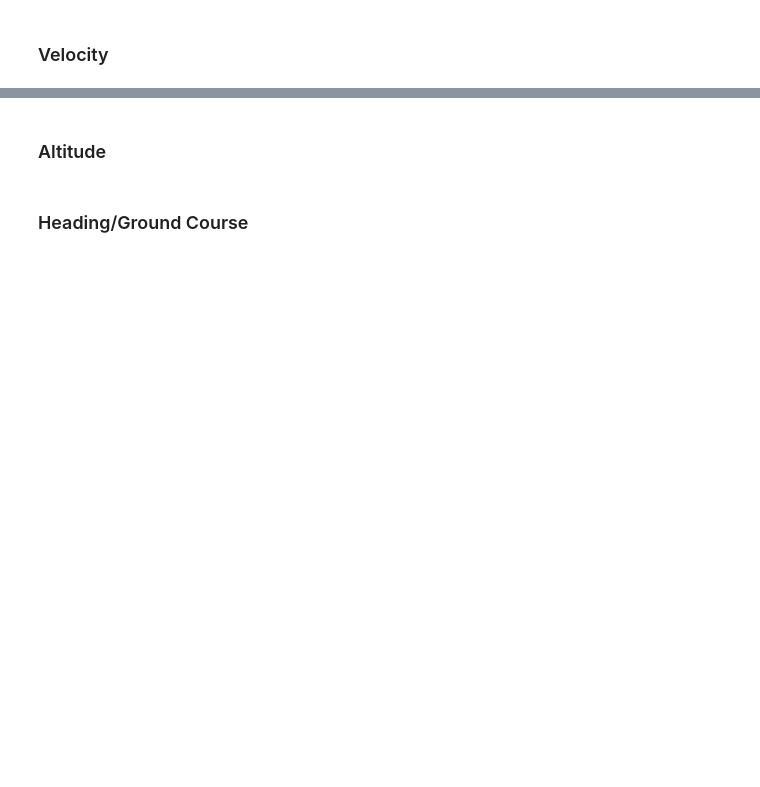
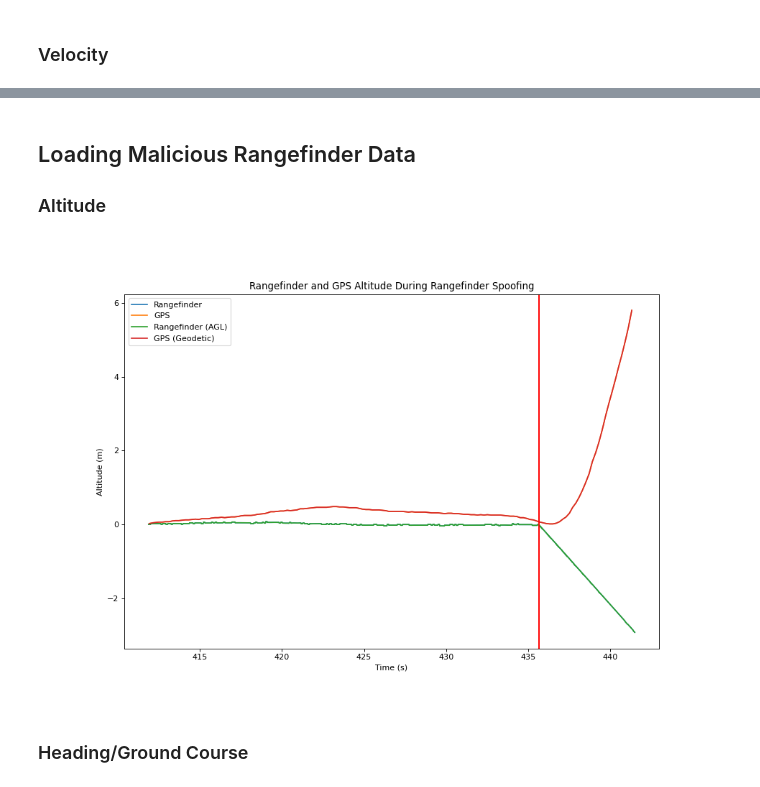
Before and after one commit to BaileySri/Practical-Software-Defense-for-GPS-Spoofing-on-a-Hobby-UAV-Offline, a Jupyter notebook: notebooks/1.0-bks-GPS.ipynb, the cells around one changed output, grey strips where cells are left out. Cells and saved outputs as stored; diff of their text form; code cells hidden in the pictures; blank space fills up the shorter version.

Commit message:
Added altitude to GPS Notebook

```diff
--- a/notebooks/1.0-bks-GPS.ipynb
+++ b/notebooks/1.0-bks-GPS.ipynb
@@ -217,2 +215,3 @@ plt.show()
 # %% [markdown]
+## Loading Malicious Rangefinder Data
 ### Altitude
@@ -219,2 +244,26 @@ plt.show()
+# %%
+#Rangefinder
+rfMS = df[df.rfMS.shift() != df.rfMS][["rfMS","rf","m22"]].reset_index(drop=True)
+tilt_compensated_rf = []
+for reading in range(len(rfMS)):
+    tilt_compensated_rf.append(max(rfMS.m22[reading], 0.707) * rfMS.rf[reading])
+tilt_compensated_rf = pd.Series(tilt_compensated_rf, name="Rangefinder")
+rf_alt = tilt_compensated_rf/100
+
+#GPS
+gps_alt = change_in_signal(gpsMS.gpAlt/100)
+
+plt.figure(5, figsize=(12, 8), dpi=80)
+plt.subplot(1, 1, 1)
+plt.plot(rfMS.rfMS/1000, rf_alt-rf_alt[0], label="Rangefinder (AGL)")
+plt.plot(gpsMS.gpsMS[1:]/1000, gps_alt.cumsum(), label="GPS (Geodetic)")
+plt.xlabel("Time (s)")
+plt.ylabel("Altitude (m)")
+plt.title("Rangefinder and GPS Altitude During Rangefinder Spoofing")
+plt.axvline(attack_start/1000000, color='r')
+plt.legend()
+plt.show()
+# %% [output]
+[figure, added]
 # %% [markdown]
 ### Heading/Ground Course
```
Also changed, not shown: parts of 5 cells of this notebook, 1 other file.
